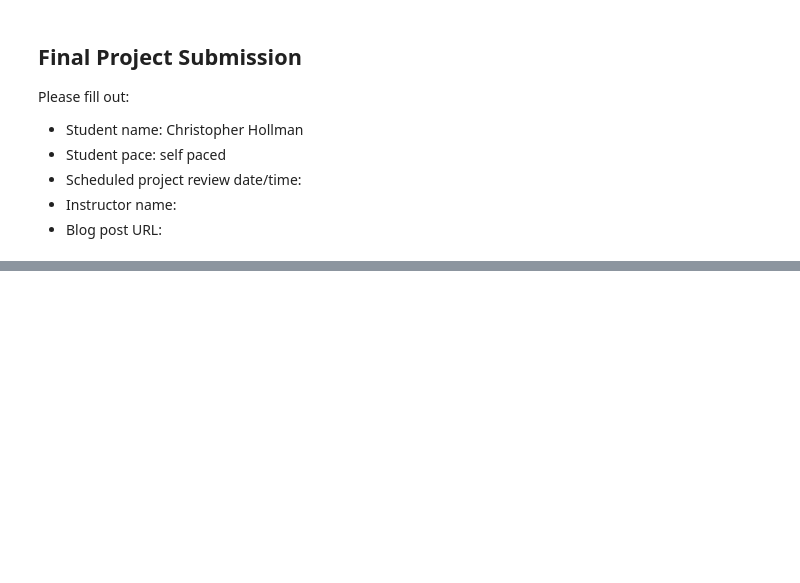
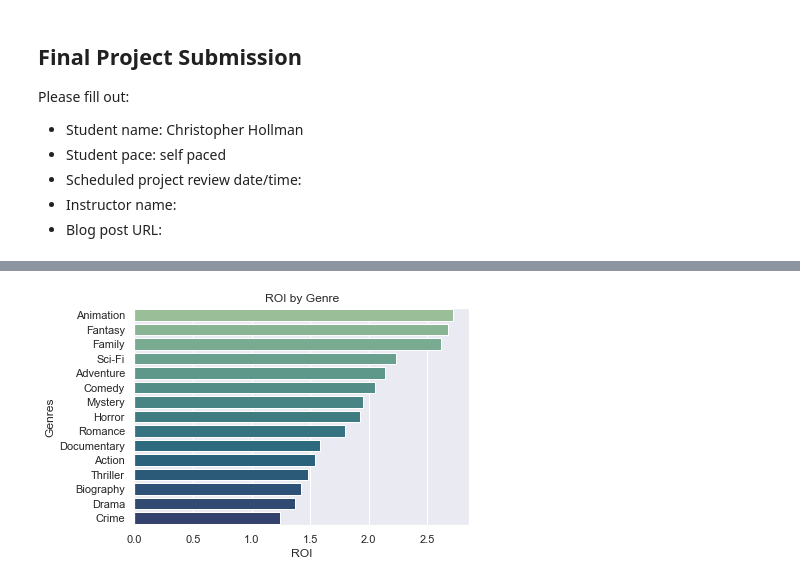
Before and after one commit to cmhollman/dsc-phase-1-project-v2-3, a Jupyter notebook: student.ipynb, the cells around one changed output, grey strips where cells are left out. Saved outputs shown, nothing was run; the diff lists cells and outputs as text; code cells hidden in the pictures; blank space fills up the shorter version.

Commit message:
Graphed Data

```diff
--- a/student.ipynb
+++ b/student.ipynb
@@ -126,7 +148,22 @@ title_budget_exploded = title_and_budget.explode('genres')
+# %%
+##excluding genres with small sample sizes
+counts = title_budget_exploded['genres'].value_counts()
+
+title_budget_exploded = title_budget_exploded[
+~title_budget_exploded['genres'].isin(counts[counts < 50].index)]
 # %%
 ##grouping values by genre and month for graphing
-genres_grouped = title_budget_exploded.groupby(
+genres_ROI = title_budget_exploded.groupby(
 'genres').mean().sort_values('ROI', ascending=False)
+
+genres_profit=title_budget_exploded.groupby(
+'genres').mean().sort_values('profit', ascending=False)
 
 months_grouped = title_and_budget.groupby(
 'release_month').mean().sort_values('worldwide_gross', ascending=False)
+months_grouped = months_grouped.filter(
+['domestic_gross','worldwide_gross'], axis=1)
+# %%
+##plotting average domestic and worldwide gross by month
+sns.set_theme(style="darkgrid")
+sns.lineplot(data=months_grouped, palette='viridis');
@@ -132,0 +172,10 @@ months_grouped = title_and_budget.groupby(
+# %%
+##plotting average ROI of by genre
+sns.set_theme(style="darkgrid")
+sns.barplot(
+y=genres_ROI.index, x="ROI",
+palette='crest',
+data=genres_grouped, orient="h").set(
+ylabel='Genres', title = "ROI by Genre");
+# %% [output]
+[figure, added]
```
Also changed, not shown: parts of 6 cells of this notebook.
